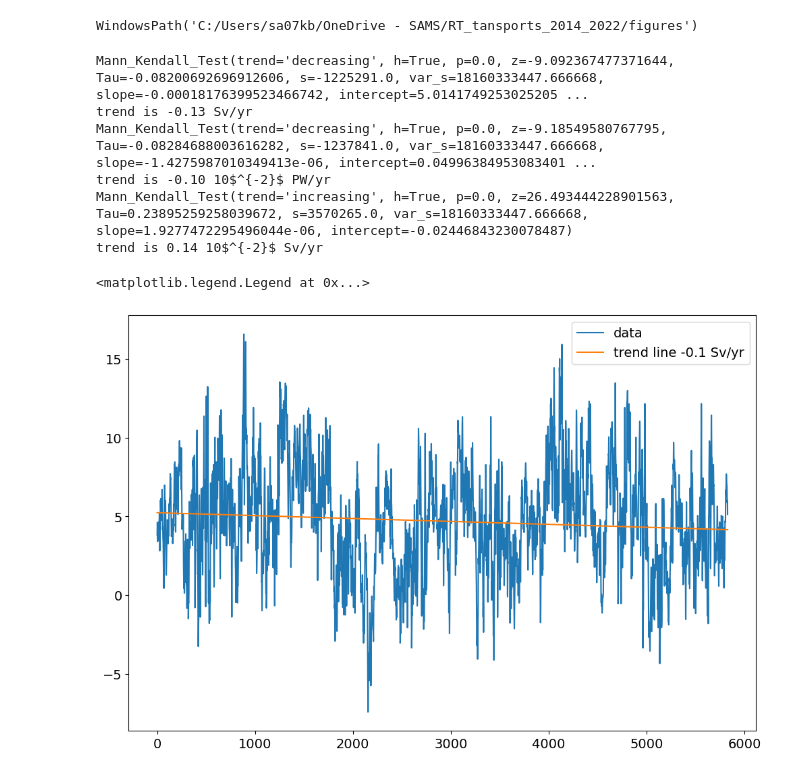
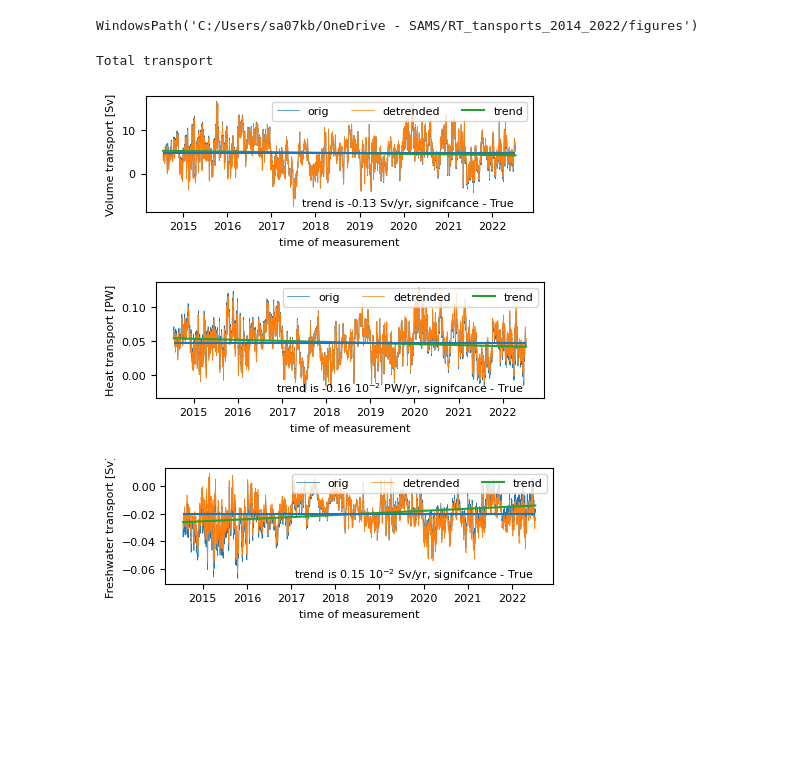
Before and after one commit to ScotMarPhys/Rockall_Trough_Transports, a Jupyter notebook: notebooks/9.0_Paper_Rockall_Trough_Results.ipynb, the cells around one changed output. Drawn from its saved outputs; the diff is of its cells as text; code cells hidden in the pictures; blank space fills up the shorter version.

Commit message:
Revised trend analysis

```diff
--- a/notebooks/9.0_Paper_Rockall_Trough_Results.ipynb
+++ b/notebooks/9.0_Paper_Rockall_Trough_Results.ipynb
@@ -965,41 +965,13 @@ fig.savefig(f'{fig_out_path_od}/Rockall_Trough_depth_accumulated_mean_transports
 fig_out_path_od
 # %% [output]
 WindowsPath('C:/Users/sa07kb/OneDrive - SAMS/RT_tansports_2014_2022/figures')
-# %%
-lp_str = RT_Q_Qh_Qf.TIME[0].values+np.timedelta64(90,'D')
-lp_end = RT_Q_Qh_Qf.TIME[-1].values-np.timedelta64(90,'D')
-
-import pymannkendall as mk
-def trend_test(ds,q='q'):
-    test = mk.original_test(ds)
-    print(mk.original_test(ds))
-    if q=='q':
-        print('trend is %3.2f Sv/yr'%(test.slope*2*365))
-    elif q=='qf':
-        print('trend is %3.2f 10$^{-2}$ Sv/yr'%(test.slope*2*365*1e2))
-    elif q=='qh':
-        print('trend is %3.2f 10$^{-2}$ PW/yr'%(test.slope*2*365*1e2))
-
-trend_test(RT_Q_Qh_Qf.Q_total_lp.sel(TIME=slice(lp_str,lp_end)))
-trend_test(RT_Q_Qh_Qf.Qh_total_lp.sel(TIME=slice(lp_str,lp_end)),q='qh')
-trend_test(RT_Q_Qh_Qf.Qf_total_lp.sel(TIME=slice(lp_str,lp_end)),q='qf')
-# %% [output]
-Mann_Kendall_Test(trend='decreasing', h=True, p=0.0, z=-9.092367477371644, Tau=-0.08200692696912606, s=-1225291.0, var_s=18160333447.666668, slope=-0.00018176399523466742, intercept=5.0141749253025205 ...
-trend is -0.13 Sv/yr
-Mann_Kendall_Test(trend='decreasing', h=True, p=0.0, z=-9.18549580767795, Tau=-0.08284688003616282, s=-1237841.0, var_s=18160333447.666668, slope=-1.4275987010349413e-06, intercept=0.04996384953083401 ...
-trend is -0.10 10$^{-2}$ PW/yr
-Mann_Kendall_Test(trend='increasing', h=True, p=0.0, z=26.493444228901563, Tau=0.23895259258039672, s=3570265.0, var_s=18160333447.666668, slope=1.9277472295496044e-06, intercept=-0.02446843230078487)
-trend is 0.14 10$^{-2}$ Sv/yr
-# %%
-data = RT_Q_Qh_Qf.Q_total
-
-fig, ax = plt.subplots(figsize=(12, 8))
-res = mk.hamed_rao_modification_test(data)
-trend_line = np.arange(len(data)) * res.slope + res.intercept
-
-ax.plot(data)
-ax.plot(trend_line)
-ax.legend(['data', 'trend line %2.1f Sv/yr'%(res.slope*2*365)])
-# %% [output]
-<matplotlib.legend.Legend at 0x...>
-[figure, removed]
+# %%
+print('Total transport')
+fit, slope, intc, trend_significant = rtf.detrend_data(RT_Q_Qh_Qf.Q_total,'TIME',plot=True)
+fit, slope, intc, trend_significant = rtf.detrend_data(RT_Q_Qh_Qf.Qh_total,'TIME',plot=True)
+fit, slope, intc, trend_significant = rtf.detrend_data(RT_Q_Qh_Qf.Qf_total,'TIME',plot=True)
+# %% [output]
+Total transport
+[figure, added]
+[figure, added]
+[figure, added]
```
Also changed, not shown: parts of 3 cells of this notebook, 1 other file.
